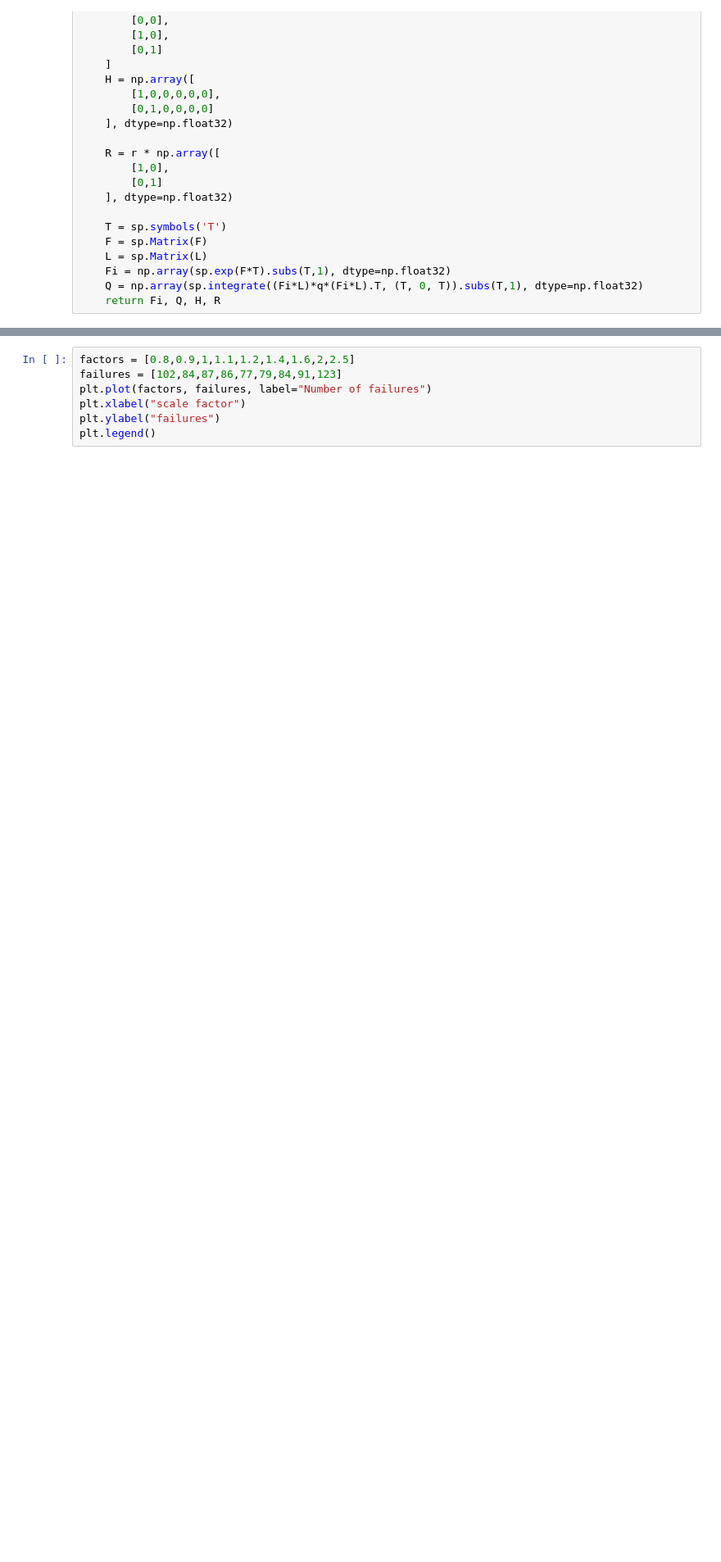
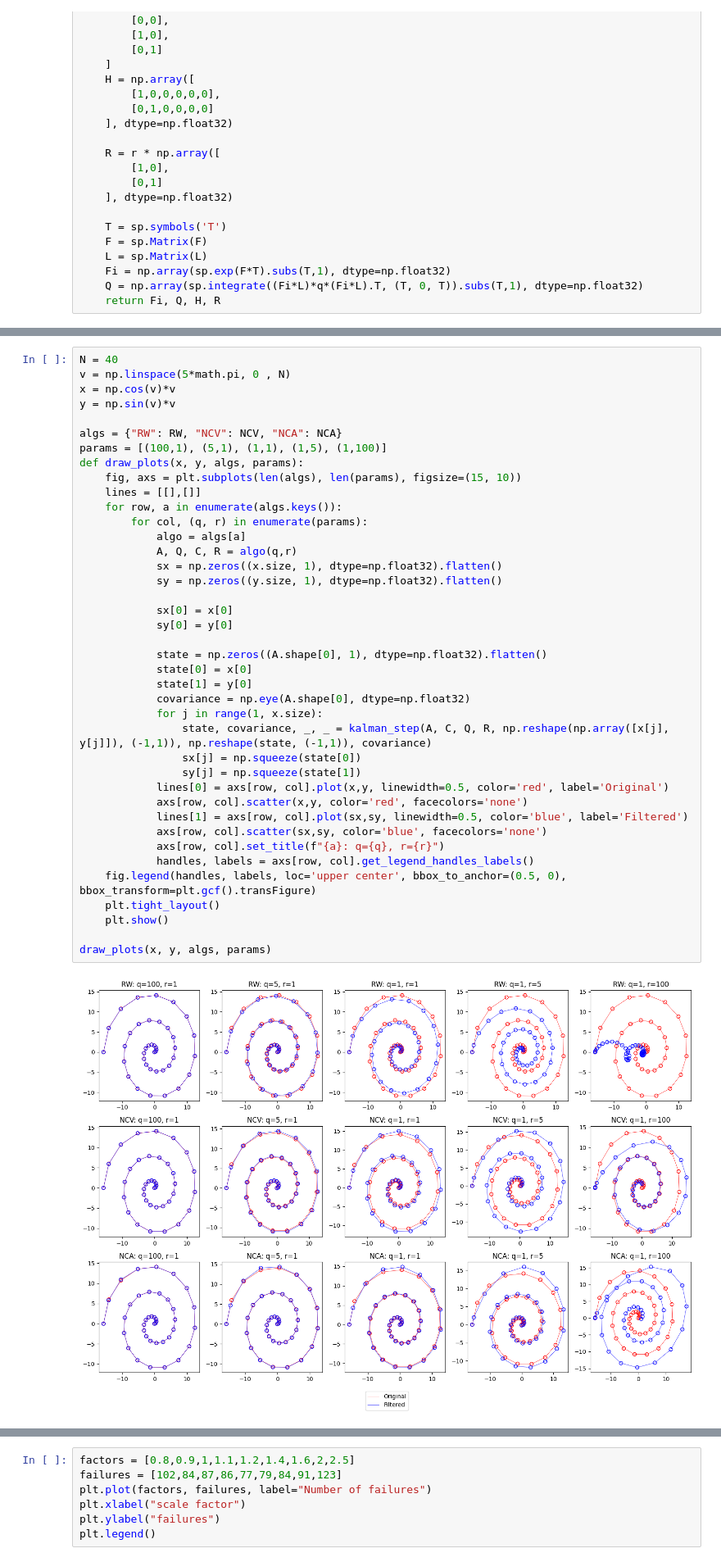
Before and after one commit to gregorzadnik/acvm-exercise4, a Jupyter notebook: toolkit-dir/utils/test_implementations.ipynb, the cells around one changed output, grey strips where cells are left out. Shown at 82% size. Drawn from its saved outputs; the diff is of its cells as text; blank space fills up the shorter version.

```diff
--- a/toolkit-dir/utils/test_implementations.ipynb
+++ b/toolkit-dir/utils/test_implementations.ipynb
@@ -199,0 +195,42 @@ plt.legend()
+# %%
+N = 40
+v = np.linspace(5*math.pi, 0 , N)
+x = np.cos(v)*v
+y = np.sin(v)*v
+
+algs = {"RW": RW, "NCV": NCV, "NCA": NCA}
+params = [(100,1), (5,1), (1,1), (1,5), (1,100)]
+def draw_plots(x, y, algs, params):
+    fig, axs = plt.subplots(len(algs), len(params), figsize=(15, 10))
+    lines = [[],[]]
+    for row, a in enumerate(algs.keys()):
+        for col, (q, r) in enumerate(params):
+            algo = algs[a]
+            A, Q, C, R = algo(q,r)
+            sx = np.zeros((x.size, 1), dtype=np.float32).flatten()
+            sy = np.zeros((y.size, 1), dtype=np.float32).flatten()
+
+            sx[0] = x[0]
+            sy[0] = y[0]
+
+            state = np.zeros((A.shape[0], 1), dtype=np.float32).flatten()
+            state[0] = x[0]
+            state[1] = y[0]
+            covariance = np.eye(A.shape[0], dtype=np.float32)
+            for j in range(1, x.size):
+                state, covariance, _, _ = kalman_step(A, C, Q, R, np.reshape(np.array([x[j], y[j]]), (-1,1)), np.reshape(state, (-1,1)), covariance)
+                sx[j] = np.squeeze(state[0])
+                sy[j] = np.squeeze(state[1])
+            lines[0] = axs[row, col].plot(x,y, linewidth=0.5, color='red', label='Original')
+            axs[row, col].scatter(x,y, color='red', facecolors='none')
+            lines[1] = axs[row, col].plot(sx,sy, linewidth=0.5, color='blue', label='Filtered')
+            axs[row, col].scatter(sx,sy, color='blue', facecolors='none')
+            axs[row, col].set_title(f"{a}: q={q}, r={r}")
+            handles, labels = axs[row, col].get_legend_handles_labels()
+    fig.legend(handles, labels, loc='upper center', bbox_to_anchor=(0.5, 0), bbox_transform=plt.gcf().transFigure)
+    plt.tight_layout()
+    plt.show()
+
+draw_plots(x, y, algs, params)
+# %% [output]
+[figure, added]
```
Also changed, not shown: parts of 4 cells of this notebook, 3 other files.
